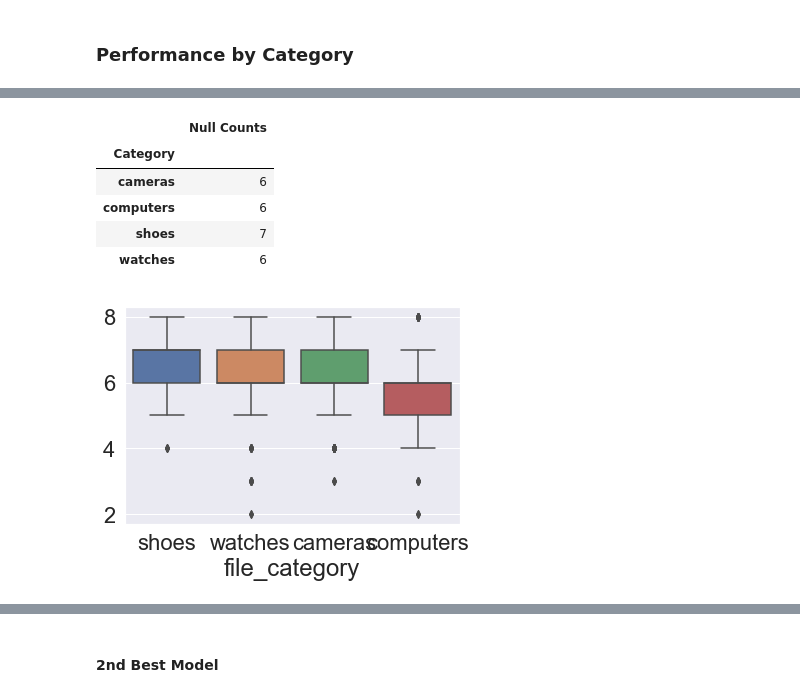
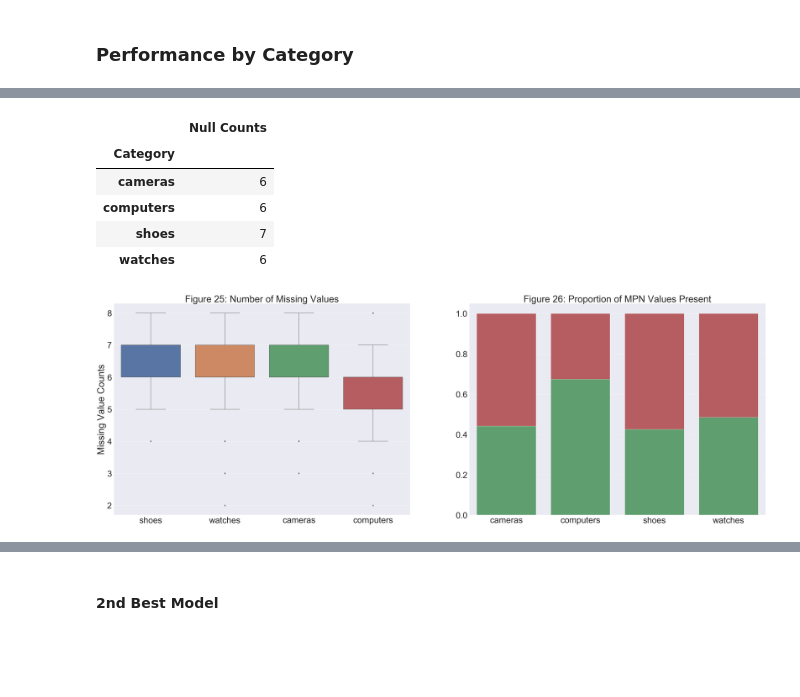
Before and after one commit to kylegilde/Entity-Matching-in-Online-Retail, a Jupyter notebook: Presentation.ipynb, the cells around one changed output, grey strips where cells are left out. Saved outputs shown, nothing was run; the diff lists cells and outputs as text; code cells hidden in the pictures; blank space fills up the shorter version.

```diff
--- a/Presentation.ipynb
+++ b/Presentation.ipynb
@@ -767,6 +727,13 @@ word_counts_df = medium_long_features.apply(count_words, axis=1)
 # %%
-category_counts = categories_mpn.file_category.value_counts()
+# null plot
+test_feature_pairs_features_only = attribute_comp_features_9.loc[attribute_comp_features_9.dataset=='test', ALL_FEATURES].reset_index(drop=True)
+null_counts = test_feature_pairs_features_only.apply(lambda x: np.sum(x == 0), axis=1).values
+
+
+# mpn plot
+category_counts = attribute_comp_features_9[attribute_comp_features_9.dataset=='test'].file_category.value_counts()
 category_pct = category_counts / category_counts
-categories_not_null_mpn = attribute_comp_features_9.loc[attribute_comp_features_9.mpn > 0, 'file_category'].value_counts()
+categories_not_null_mpn = attribute_comp_features_9.loc[(attribute_comp_features_9.mpn > 0) & (attribute_comp_features_9.dataset=='test'), 'file_category'].value_counts()
 categories_not_null_mpn_pct = categories_not_null_mpn / category_counts
+# categories_not_null_mpn_pct
 # %% [output]
@@ -790,16 +745,45 @@ sns.barplot(x=categories_not_null_mpn_pct.index, y=categories_not_null_mpn_pct,
-# %%
-sns.boxplot(x=test_categories,
-            y=null_counts)
-
-pd.DataFrame({'Category': test_categories,
-              'Null Counts': null_counts})\
-            .groupby('Category')\
-            .median()
-# %% [output]
-|  | Null Counts |
-| Category |  |
-| cameras | 6 |
-| computers | 6 |
-| shoes | 7 |
-| watches | 6 |
-[figure, removed]
+# %%
+sns.set(font_scale=4)
+
+fig, axes = plt.subplots(nrows=1, ncols=2, figsize=(60, 20))
+
+
+# plot 1
+ax0 = sns.boxplot(x=test_categories,
+            y=null_counts,
+           ax=axes[0])\
+            .set_title('Figure 25: Number of Missing Values')
+
+axes[0].set_ylabel('Missing Value Counts')
+
+# plot 2
+sns.barplot(x=category_pct.index,
+            y=category_pct,
+            color='r',
+           ax=axes[1])
+
+
+
+sns.barplot(x=categories_not_null_mpn_pct.index,
+            y=categories_not_null_mpn_pct,
+            color='g',
+           ax=axes[1])\
+            .set_title('Figure 26: Proportion of MPN Values Present')
+
+axes[1].set_ylabel('')
+
+if SAVE_PLOTS: plt.savefig('fig-25-26-shoes.png', bbox_inches = "tight")
+
+
+pd.DataFrame({'Category': test_categories,
+              'Null Counts': null_counts})\
+            .groupby('Category')\
+            .median()
+# %% [output]
+|  | Null Counts |
+| Category |  |
+| cameras | 6 |
+| computers | 6 |
+| shoes | 7 |
+| watches | 6 |
+[figure, added]
```
Also changed, not shown: parts of 16 cells of this notebook, 12 other files.
